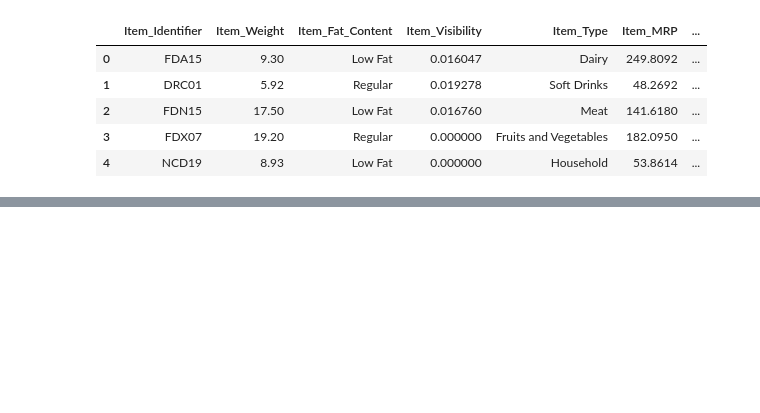
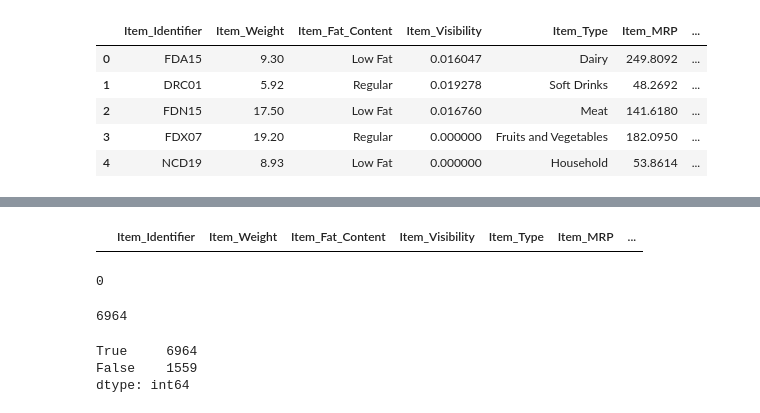
Before and after one commit to RissanX/food-sales-predicitons, a Jupyter notebook: Food_Sales_Predictions.ipynb, the cells around one changed output, grey strips where cells are left out. Drawn from its saved outputs; the diff is of its cells as text; code cells hidden in the pictures; blank space fills up the shorter version.

```diff
--- a/Food_Sales_Predictions.ipynb
+++ b/Food_Sales_Predictions.ipynb
@@ -16,0 +73,18 @@ df.head()
+# %%
+df[df.duplicated(keep=False)]
+# %% [output]
+|  | Item_Identifier | Item_Weight | Item_Fat_Content | Item_Visibility | Item_Type | Item_MRP | ... |
+# %%
+df.duplicated().sum()
+# %% [output]
+0
+# %%
+df.duplicated(['Item_Identifier']).sum()
+# %% [output]
+6964
+# %%
+df.duplicated(['Item_Identifier']).value_counts()
+# %% [output]
+True     6964
+False    1559
+dtype: int64
```
Also changed, not shown: parts of 18 cells of this notebook.
